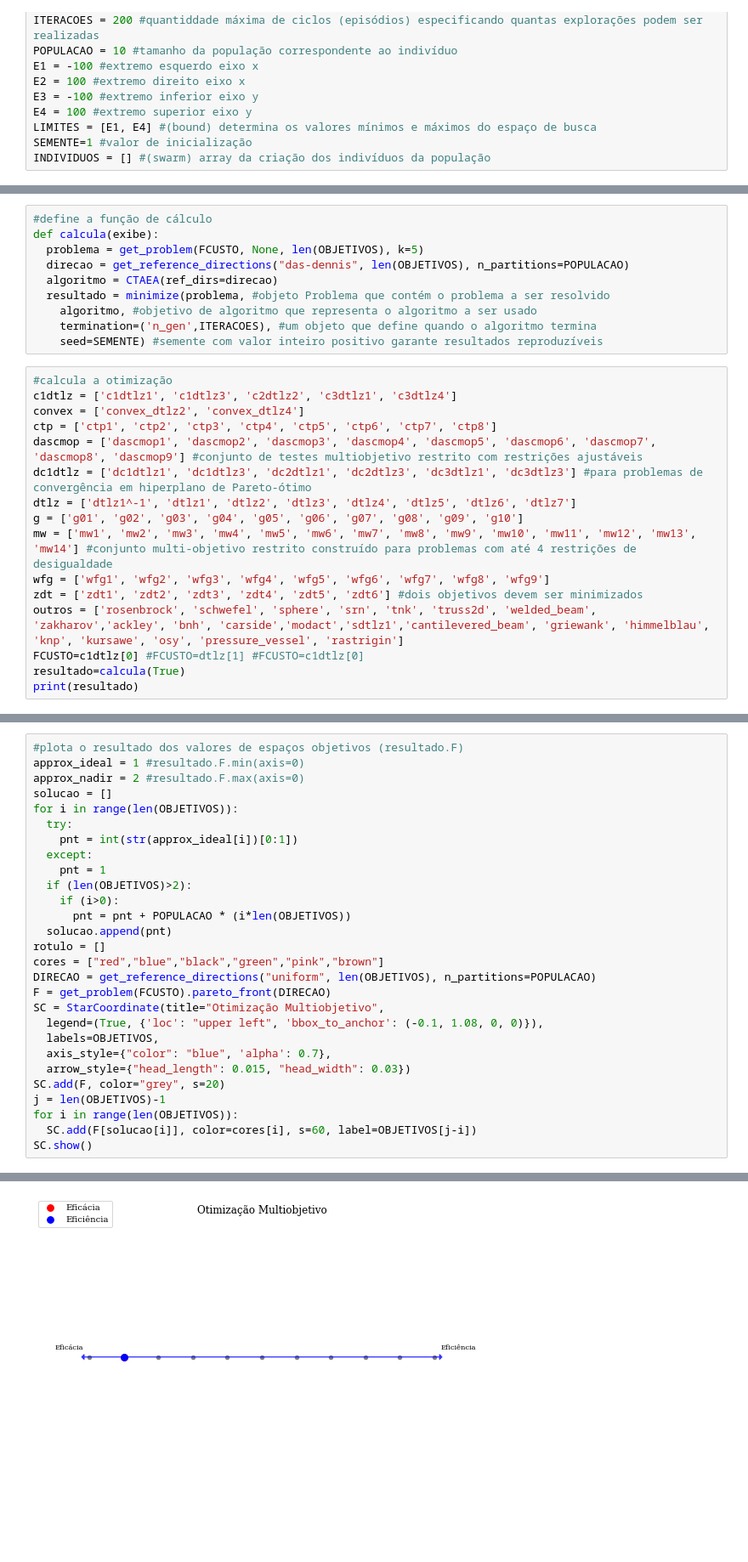
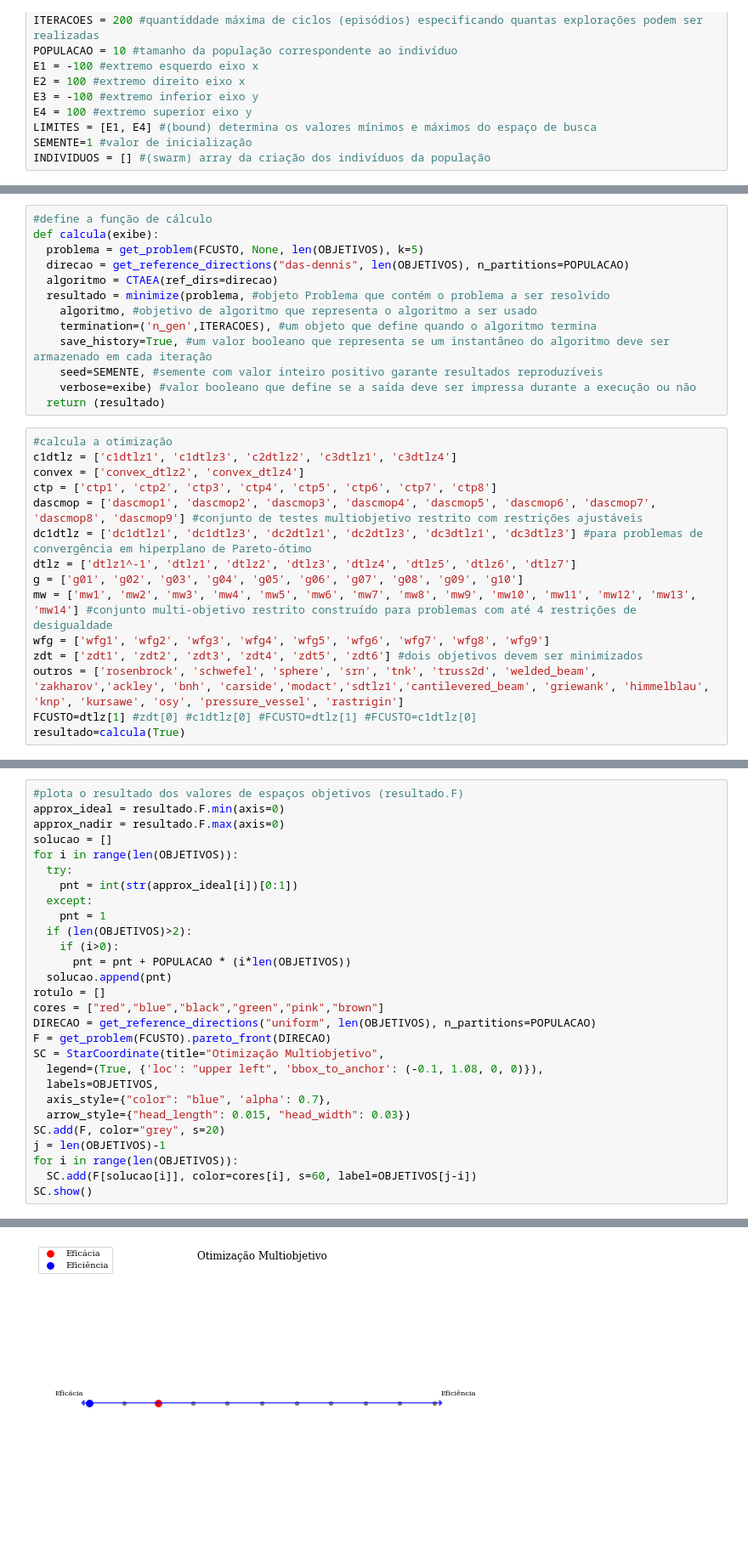
Before and after one commit to alvarofpinheiro/pifwia_ctaea, a Jupyter notebook: PIFWIA_CTAEA.ipynb, the cells around one changed output, grey strips where cells are left out. Shown at 85% size. Saved outputs shown, nothing was run; the diff lists cells and outputs as text; blank space fills up the shorter version.

```diff
--- a/PIFWIA_CTAEA.ipynb
+++ b/PIFWIA_CTAEA.ipynb
@@ -146,7 +139,10 @@ def calcula(exibe):
   resultado = minimize(problema, #objeto Problema que contém o problema a ser resolvido
     algoritmo, #objetivo de algoritmo que representa o algoritmo a ser usado
     termination=('n_gen',ITERACOES), #um objeto que define quando o algoritmo termina
-    seed=SEMENTE) #semente com valor inteiro positivo garante resultados reproduzíveis
+    save_history=True, #um valor booleano que representa se um instantâneo do algoritmo deve ser armazenado em cada iteração
+    seed=SEMENTE, #semente com valor inteiro positivo garante resultados reproduzíveis
+    verbose=exibe) #valor booleano que define se a saída deve ser impressa durante a execução ou não
+  return (resultado)
 # %%
 #calcula a otimização
 c1dtlz = ['c1dtlz1', 'c1dtlz3', 'c2dtlz2', 'c3dtlz1', 'c3dtlz4']
@@ -160,7 +156,6 @@ mw = ['mw1', 'mw2', 'mw3', 'mw4', 'mw5', 'mw6', 'mw7', 'mw8', 'mw9', 'mw10', 'mw
 wfg = ['wfg1', 'wfg2', 'wfg3', 'wfg4', 'wfg5', 'wfg6', 'wfg7', 'wfg8', 'wfg9']
 zdt = ['zdt1', 'zdt2', 'zdt3', 'zdt4', 'zdt5', 'zdt6'] #dois objetivos devem ser minimizados
 outros = ['rosenbrock', 'schwefel', 'sphere', 'srn', 'tnk', 'truss2d', 'welded_beam', 'zakharov','ackley', 'bnh', 'carside','modact','sdtlz1','cantilevered_beam', 'griewank', 'himmelblau', 'knp', 'kursawe', 'osy', 'pressure_vessel', 'rastrigin']
-FCUSTO=c1dtlz[0] #FCUSTO=dtlz[1] #FCUSTO=c1dtlz[0]
+FCUSTO=dtlz[1] #zdt[0] #c1dtlz[0] #FCUSTO=dtlz[1] #FCUSTO=c1dtlz[0]
 resultado=calcula(True)
-print(resultado)
 # %% [output]
@@ -168,33 +179,33 @@ None
 # %%
 #plota o resultado dos valores de espaços objetivos (resultado.F)
-approx_ideal = 1 #resultado.F.min(axis=0)
-approx_nadir = 2 #resultado.F.max(axis=0)
+approx_ideal = resultado.F.min(axis=0)
+approx_nadir = resultado.F.max(axis=0)
 solucao = []
 for i in range(len(OBJETIVOS)):
   try:
     pnt = int(str(approx_ideal[i])[0:1])
   except:
     pnt = 1
   if (len(OBJETIVOS)>2):
     if (i>0):
       pnt = pnt + POPULACAO * (i*len(OBJETIVOS))
   solucao.append(pnt)
 rotulo = []
 cores = ["red","blue","black","green","pink","brown"]
 DIRECAO = get_reference_directions("uniform", len(OBJETIVOS), n_partitions=POPULACAO)
 F = get_problem(FCUSTO).pareto_front(DIRECAO)
 SC = StarCoordinate(title="Otimização Multiobjetivo",
   legend=(True, {'loc': "upper left", 'bbox_to_anchor': (-0.1, 1.08, 0, 0)}),
   labels=OBJETIVOS,
   axis_style={"color": "blue", 'alpha': 0.7},
   arrow_style={"head_length": 0.015, "head_width": 0.03})
 SC.add(F, color="grey", s=20)
 j = len(OBJETIVOS)-1
 for i in range(len(OBJETIVOS)):
   SC.add(F[solucao[i]], color=cores[i], s=60, label=OBJETIVOS[j-i])
 SC.show()
 # %% [output]
 <pymoo.visualization.star_coordinate.StarCoordinate at 0x...>
-[figure, old version]
+[figure, new version]
 # %%
 #exibe curva de convergência dos indivíduos
```
Also changed, not shown: parts of 5 cells of this notebook.
